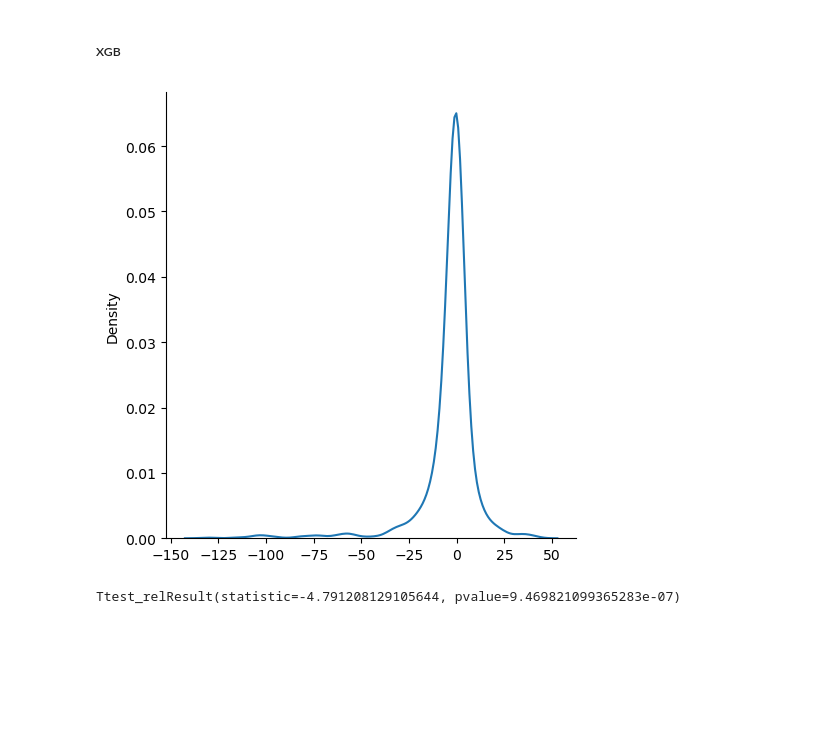
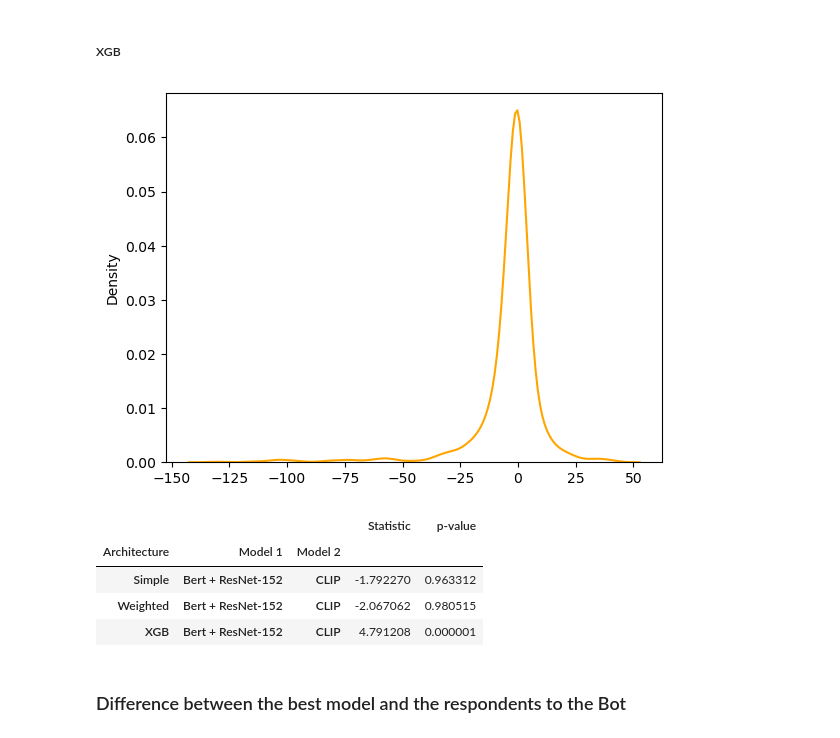
Before and after one commit to giacomorebecchi/food-pricing, a Jupyter notebook: notebooks/05.02_statistical_analysis.ipynb, the cells around one changed output. Saved outputs shown, nothing was run; the diff lists cells and outputs as text; code cells hidden in the pictures; blank space fills up the shorter version.

```diff
--- a/notebooks/05.02_statistical_analysis.ipynb
+++ b/notebooks/05.02_statistical_analysis.ipynb
@@ -124,19 +146,35 @@ res_xgb_bert_resnet152 = (
 xgb_clip_fname = submissions_fpath.joinpath("XGBCLIP.csv")
 sub_xgb_clip = pd.read_csv(xgb_clip_fname, index_col=0, header=0)
 res_xgb_clip = ((sub_xgb_clip["true"]/100 - sub_xgb_clip["pred"]/100) ** 2).values
-# %%
-plot_dist(res_xgb_clip, res_xgb_bert_resnet152)
-# %% [output]
-[figure, removed]
+# %%
+fig = plot_dist(res_xgb_clip, res_xgb_bert_resnet152, color="orange")
+fig.savefig("plots/density_paired_t-test_xgb.jpg")
+# %% [output]
+[figure, added]
 # %%
-sp.stats.ttest_rel(
-    b=res_xgb_bert_resnet152,
-    a=res_xgb_clip,
-    alternative="less"
+xgb_ttest = sp.stats.ttest_rel(
+    a=res_xgb_bert_resnet152,
+    b=res_xgb_clip,
+    alternative="greater"
 )
 
 # Theory: CLIP better than BERT+ResNet-152
-# H0: BertResNet152 > CLIP
-# H1: smaller
+# H0: BertResNet152 < CLIP
+# H1: greater
+
+test_results.loc[("XGB", "Bert + ResNet-152", "CLIP"), :] = (
+    xgb_ttest.statistic,
+    xgb_ttest.pvalue,
+)
-# %% [output]
-Ttest_relResult(statistic=-4.791208129105644, pvalue=9.469821099365283e-07)
+# %%
+with open("tables/paired_t-tests.tex", mode="w") as f:
+    test_results.style.to_latex(f)
+test_results.style
+# %% [output]
+|  |  |  | Statistic | p-value |
+| Architecture | Model 1 | Model 2 |  |  |
+| Simple | Bert + ResNet-152 | CLIP | -1.792270 | 0.963312 |
+| Weighted | Bert + ResNet-152 | CLIP | -2.067062 | 0.980515 |
+| XGB | Bert + ResNet-152 | CLIP | 4.791208 | 0.000001 |
+# %% [markdown]
+### Difference between the best model and the respondents to the Bot
```
Also changed, not shown: parts of 16 cells of this notebook, 5 other files.
